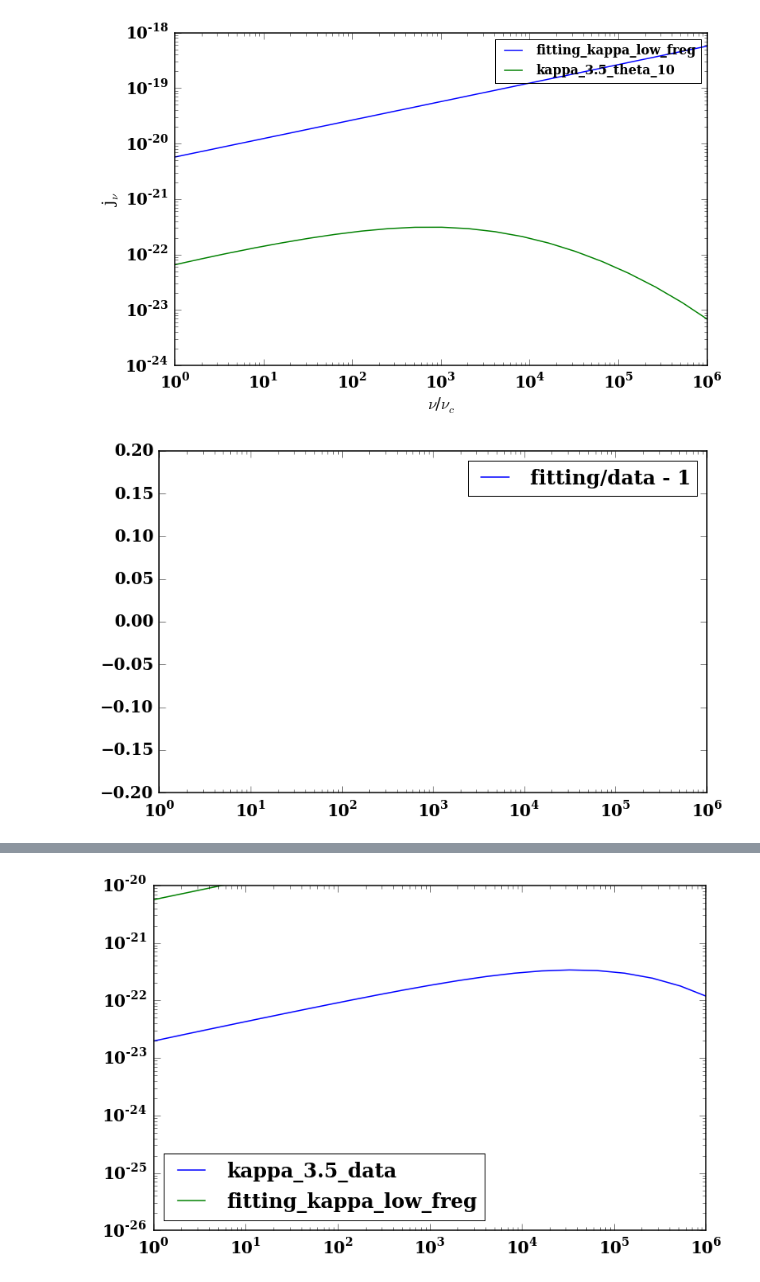
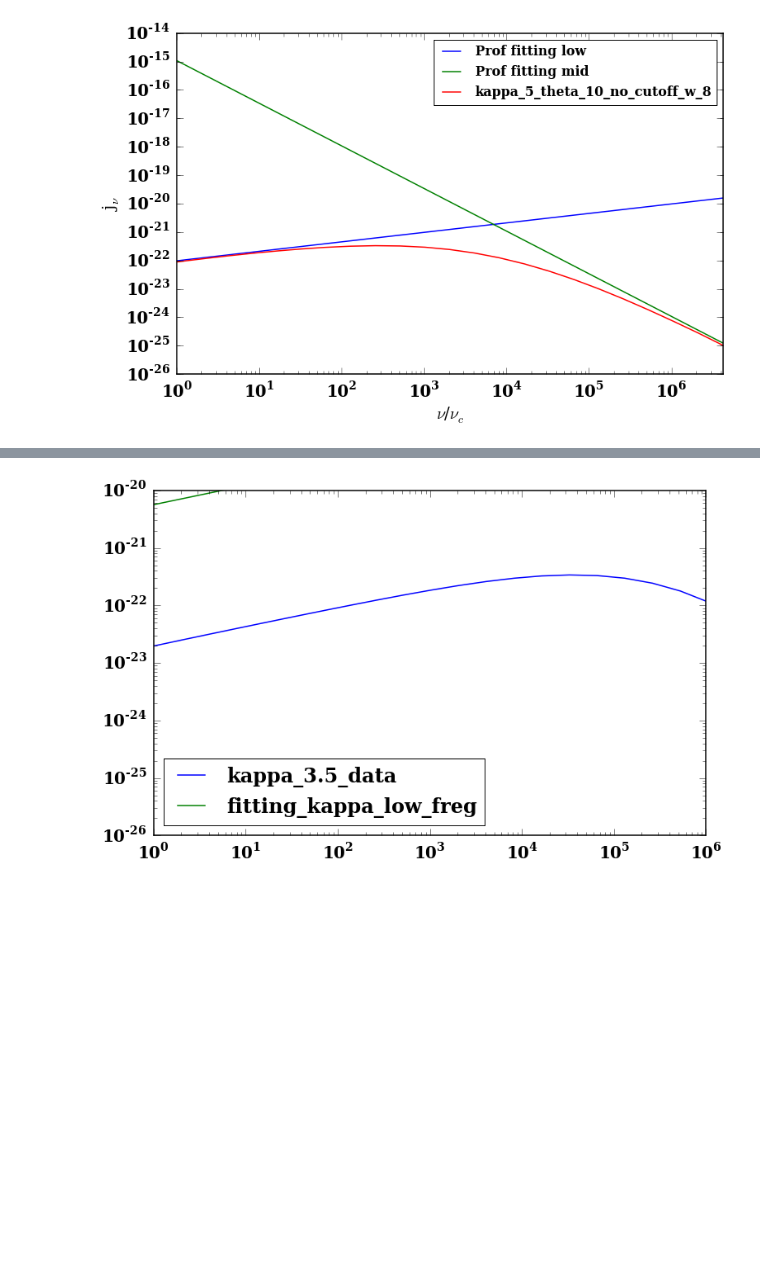
Before and after one commit to ZhaoweiZ/kappa_summer, a Jupyter notebook: finding_fitting_formula_to_kappa.ipynb, the cells around one changed output, grey strips where cells are left out. Drawn from its saved outputs; the diff is of its cells as text; code cells hidden in the pictures; blank space fills up the shorter version.

Commit message:
making progress in fitting formula, thanks to professor's help

```diff
--- a/finding_fitting_formula_to_kappa.ipynb
+++ b/finding_fitting_formula_to_kappa.ipynb
@@ -41,7 +41,9 @@ pl.rcParams['ytick.direction']  = 'in'
 #m = 1.
 #c = 1.
 theta_e = 10.
-theta_e_1 = 10.
+#w without specific declear should of value 10
+w = 8.
+#theta_e_1 = 10.
 #nu_c = 1
 #B = 10.
 #e = 1
@@ -67,6 +69,7 @@ n_e = 1
 nu_c = e * B / (2. * np.pi * m * c)
 nu = 100 * nu_c
 nu_s = (2./9.) * nu_c * theta_e**2 * np.sin(theta)
+nu_k = nu_c * w**2. * np.sin(theta)
 n_e_nt = 1.
 #p_PL = 2.2
 p_PL = 2.5
@@ -76,7 +79,7 @@ gamma_50_max = 1000.
 C = 1.
 n_dn = (nu / nu_c) * abs(np.sin(theta))
 Index_cutoff = 0.001
-kappa = 10.
+kappa = 5
 gamma_cutoff = 1000.
 # %%
 def thermal_dist(gamma):
@@ -207,6 +231,22 @@ def mix_haha(x):
 # %%
 data_kappa_3_5_C_theta_10 = np.loadtxt('/Users/zhaoweizhang/Documents/synchrotron_calculator_new/emi_kappa_3_5_C_theta_10.txt')
 data_kappa_3_5_C_theta_100 = np.loadtxt('/Users/zhaoweizhang/Documents/synchrotron_calculator_new/emi_kappa_3_5_C_theta_100.txt')
+data_kappa_3_5_C_theta_10_no_cutoff = np.loadtxt('/Users/zhaoweizhang/Documents/synchrotron_calculator_new/emi_kappa_3_5_C_theta_10_no_cutoff.txt')
+data_kappa_3_5_C_theta_10_no_cutoff_w_8 = np.loadtxt('/Users/zhaoweizhang/Documents/synchrotron_calculator_new/emi_kappa_3_5_C_theta_10_no_cutoff_w_8.txt')
+data_kappa_3_5_C_theta_10_no_cutoff_w_6 = np.loadtxt('/Users/zhaoweizhang/Documents/synchrotron_calculator_new/emi_kappa_3_5_C_theta_10_no_cutoff_w_6.txt')
+data_kappa_3_5_C_theta_10_no_cutoff_w_4 = np.loadtxt('/Users/zhaoweizhang/Documents/synchrotron_calculator_new/emi_kappa_3_5_C_theta_10_no_cutoff_w_4.txt')
+data_kappa_3_5_C_theta_10_no_cutoff_w_3 = np.loadtxt('/Users/zhaoweizhang/Documents/synchrotron_calculator_new/emi_kappa_3_5_C_theta_10_no_cutoff_w_3.txt')
+
+
+
+
+
+data_kappa_5_C_theta_10 = np.loadtxt('/Users/zhaoweizhang/Documents/synchrotron_calculator_new/emi_kappa_5_C_theta_10.txt')
+data_kappa_5_C_theta_10_no_cutoff_w_10 = np.loadtxt('/Users/zhaoweizhang/Documents/synchrotron_calculator_new/emi_kappa_5_C_theta_10_no_cutoff_w_10.txt')
+data_kappa_5_C_theta_10_no_cutoff_w_8 = np.loadtxt('/Users/zhaoweizhang/Documents/synchrotron_calculator_new/emi_kappa_5_C_theta_10_no_cutoff_w_8.txt')
+
+
+
 data_kappa_150_C_theta_10 = np.loadtxt('/Users/zhaoweizhang/Documents/synchrotron_calculator_new/emi_kappa_150_C_theta_10.txt')
 data_kappa_150_C_theta_100 = np.loadtxt('/Users/zhaoweizhang/Documents/synchrotron_calculator_new/emi_kappa_150_C_theta_100.txt')
 
@@ -215,7 +255,11 @@ data_power_2_5_theta_100 = np.loadtxt('/Users/zhaoweizhang/Documents/synchrotron
 
 data_thermal_python = np.loadtxt('/Users/zhaoweizhang/Documents/synchrotron_calculator_new/thermal_data_varing_nu.txt')
 
-data_kappa_low_freg_finding_delta = np.loadtxt('/Users/zhaoweizhang/Documents/synchrotron_calculator_new/kappa_low_freg_finding_delta_vs_kappa.txt')
+
+
+
+
+#data_kappa_low_freg_finding_delta = np.loadtxt('/Users/zhaoweizhang/Documents/synchrotron_calculator_new/kappa_low_freg_finding_delta_vs_kappa.txt')
 
 
 #data_kappa_150 = np.loadtxt('/Users/zhaoweizhang/Documents/synchrotron_calculator_new/emi_kappa_150_cut1000_C.txt')
@@ -226,7 +270,7 @@ data_kappa_low_freg_finding_delta = np.loadtxt('/Users/zhaoweizhang/Documents/sy
 #pl.loglog(data_thermal_C[:,0], data_thermal_C[:, 1], label = 'thermal_data_C')
 #pl.loglog(data_power_2_5_theta_100[:,0], data_power_2_5_theta_100[:, 1], label = 'power_data')
 
-x = np.arange(0, 1e6, 1)
+x = np.arange(0, 1.677722e+07, 1)
 #pl.loglog(x, M_J(x * nu_c), label = 'M_J_55')
 
 #pl.loglog(x, power_law(x * nu_c), label = 'power_law_58')
@@ -240,6 +284,14 @@ x = np.arange(0, 1e6, 1)
 
 
 #pl.semilogy(data_kappa_3_5_C_theta_100[:,0], abs(data_kappa_3_5_C_theta_100[:, 1] * np.pi/2 - kappa_low_freq(data_kappa_3_5_C_theta_100[:,0] * nu_c)), label = 'diff')
+
+pl.loglog(data_kappa_3_5_C_theta_10_no_cutoff[:,0], emi_fitting_low_prof(data_kappa_3_5_C_theta_10_no_cutoff[:,0] * nu_c), label = 'Prof fitting low')
+
+pl.loglog(data_kappa_3_5_C_theta_10_no_cutoff[:,0], (5./4.) * emi_fitting_mid_prof(data_kappa_3_5_C_theta_10_no_cutoff[:,0] * nu_c), label = 'Prof fitting mid')
+
+
+
+
 
 def total_fitting(x):
     term1 = kappa_low_freq(x)
@@ -254,43 +306,63 @@ def total_fitting(x):
 
 
 def hahah(x):
     frefactor = C_low
     body = x**(1./3.)
     tail = (1. + 1./kappa)**(-kappa - 1) * np.exp(1)
     f = frefactor * body * tail
     return f
 
-pl.loglog(x, kappa_low_freq(x * nu_c), label = 'fitting_kappa_low_freg')
+#pl.loglog(x, kappa_low_freq(x * nu_c), label = 'fitting_kappa_low_freg')
 #pl.loglog(x, kappa_low_freq(x * nu_c), label = 'fitting_kappa_low_freg')
 #pl.loglog(x, kappa_middle_freg(x * nu_c)/2, label = 'fitting_kappa_mid_freg')
 #pl.loglog(x, kappa_middle_freg(x * nu_c), label = 'fitting_kappa_mid_freg')
-pl.loglog(data_kappa_3_5_C_theta_10[:,0], data_kappa_3_5_C_theta_10[:, 1], label = 'kappa_3.5_theta_10')
+#pl.loglog(data_kappa_3_5_C_theta_10[:,0], data_kappa_3_5_C_theta_10[:, 1], label = 'kappa_3.5_theta_10')
+#pl.loglog(data_kappa_3_5_C_theta_10_no_cutoff[:,0], data_kappa_3_5_C_theta_10_no_cutoff[:, 1], label = 'kappa_3.5_theta_10_no_cutoff')
+#pl.loglog(data_kappa_3_5_C_theta_10_no_cutoff_w_8[:,0], data_kappa_3_5_C_theta_10_no_cutoff_w_8[:, 1], label = 'kappa_3.5_theta_10_no_cutoff_w_8')
+#pl.loglog(data_kappa_3_5_C_theta_10_no_cutoff_w_6[:,0], data_kappa_3_5_C_theta_10_no_cutoff_w_6[:, 1], label = 'kappa_3.5_theta_10_no_cutoff_w_6')
+#pl.loglog(data_kappa_3_5_C_theta_10_no_cutoff_w_4[:,0], data_kappa_3_5_C_theta_10_no_cutoff_w_4[:, 1], label = 'kappa_3.5_theta_10_no_cutoff_w_4')
+
+#pl.loglog(data_kappa_3_5_C_theta_10_no_cutoff_w_3[:,0], data_kappa_3_5_C_theta_10_no_cutoff_w_3[:, 1], label = 'kappa_3.5_theta_10_no_cutoff_w_3')
+#pl.loglog(data_kappa_5_C_theta_10_no_cutoff_w_10[:,0], data_kappa_5_C_theta_10_no_cutoff_w_10[:, 1], label = 'kappa_5_theta_10_no_cutoff_w_10')
+pl.loglog(data_kappa_5_C_theta_10_no_cutoff_w_8[:,0], data_kappa_5_C_theta_10_no_cutoff_w_8[:, 1], label = 'kappa_5_theta_10_no_cutoff_w_8')
+
+
+
+
+
+
+
+#pl.loglog(data_kappa_5_C_theta_10[:,0], data_kappa_5_C_theta_10[:, 1], label = 'kappa_5_theta_10')
 #pl.loglog(x, total_fitting(x * nu_c), label = 'fitting')
 #pl.loglog(x, hahah(x * nu_c), label = 'hahah')
 #pl.loglog(x, M_J(x * nu_c), label = 'm_j')
 
-pl.xlim([0, 1e6])
+pl.xlim([0, 4.194304e+06])
 #pl.ylim([1e-28, 1e-14])
 pl.xlabel("$\\nu$/$\\nu_c$")
 pl.ylabel("j$_\\nu$")
 pl.legend(loc = 'upper right', prop= {'size':16})
 pl.show()
 
 def error_here_here(x):
     ans = total_fitting(x)/data_kappa_3_5_C_theta_10[:,1] - 1
     return ans
 
-pl.semilogx(data_kappa_3_5_C_theta_10[:,0], error_here_here(data_kappa_3_5_C_theta_10[:,0]*nu_c), label = 'fitting/data - 1')
+#pl.loglog(data_kappa_3_5_C_theta_10_no_cutoff[:,0], emi_fitting_low_prof(data_kappa_3_5_C_theta_10_no_cutoff[:,0] * nu_c), label = 'Prof fitting low')
 
-pl.xlim([0, 1e6])
-pl.ylim([-0.2,0.2])
-pl.legend()
-pl.show()
+#pl.loglog(data_kappa_3_5_C_theta_10_no_cutoff[:,0], emi_fitting_mid_prof(data_kappa_3_5_C_theta_10_no_cutoff[:,0] * nu_c), label = 'Prof fitting mid')
+
+
+#pl.semilogx(data_kappa_3_5_C_theta_10[:,0], error_here_here(data_kappa_3_5_C_theta_10[:,0]*nu_c), label = 'fitting/data - 1')
+
+#pl.xlim([0, 1e6])
+#pl.ylim([-0.2,0.2])
+#pl.legend()
+#pl.show()
 
 #print 8. * np.pi**3
 # %% [output]
-[figure, old version]
+[figure, new version]
-[figure, removed]
 # %%
 data_kappa_low_freg_finding_delta_fitting = np.loadtxt('/Users/zhaoweizhang/Documents/synchrotron_calculator_new/kappa_low_freg_finding_delta_vs_kappa_fitting.txt')
 
```
Also changed, not shown: parts of 6 cells of this notebook, 1 other file.
